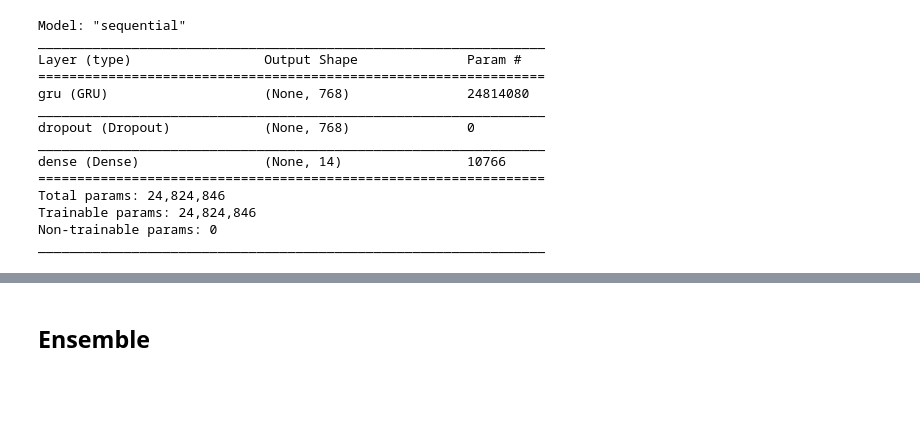
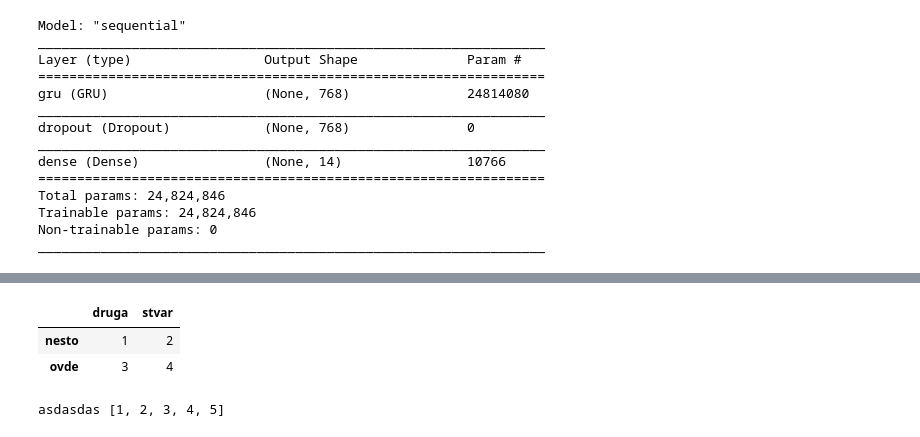
Before and after one commit to VladimirV99/Language-Identification, a Jupyter notebook: Language_Identification.ipynb, the cells around one changed output, grey strips where cells are left out. Drawn from its saved outputs; the diff is of its cells as text; code cells hidden in the pictures; blank space fills up the shorter version.

```diff
--- a/Language_Identification.ipynb
+++ b/Language_Identification.ipynb
@@ -470,2 +411,0 @@ KeyboardInterrupt:
-# %% [markdown]
-## Ensemble
@@ -473,0 +517,10 @@ from sklearn.linear_model import LinearRegression
+# %%
+pd.DataFrame([[1,2], [3, 4]], index=['nesto', 'ovde'], columns=['druga', 'stvar'])
+# %% [output]
+|  | druga | stvar |
+| nesto | 1 | 2 |
+| ovde | 3 | 4 |
+# %%
+print(f'asdasdas {[1, 2, 3, 4, 5]}')
+# %% [output]
+asdasdas [1, 2, 3, 4, 5]
```
Also changed, not shown: parts of 46 cells of this notebook, 1 other file.
